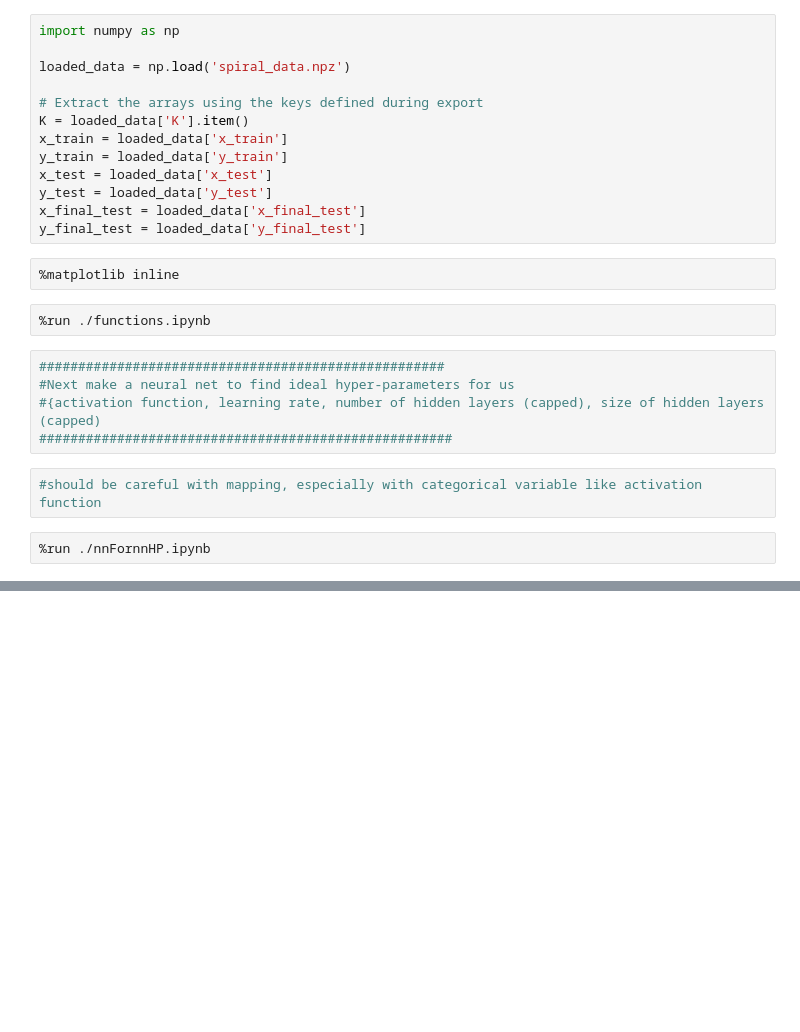
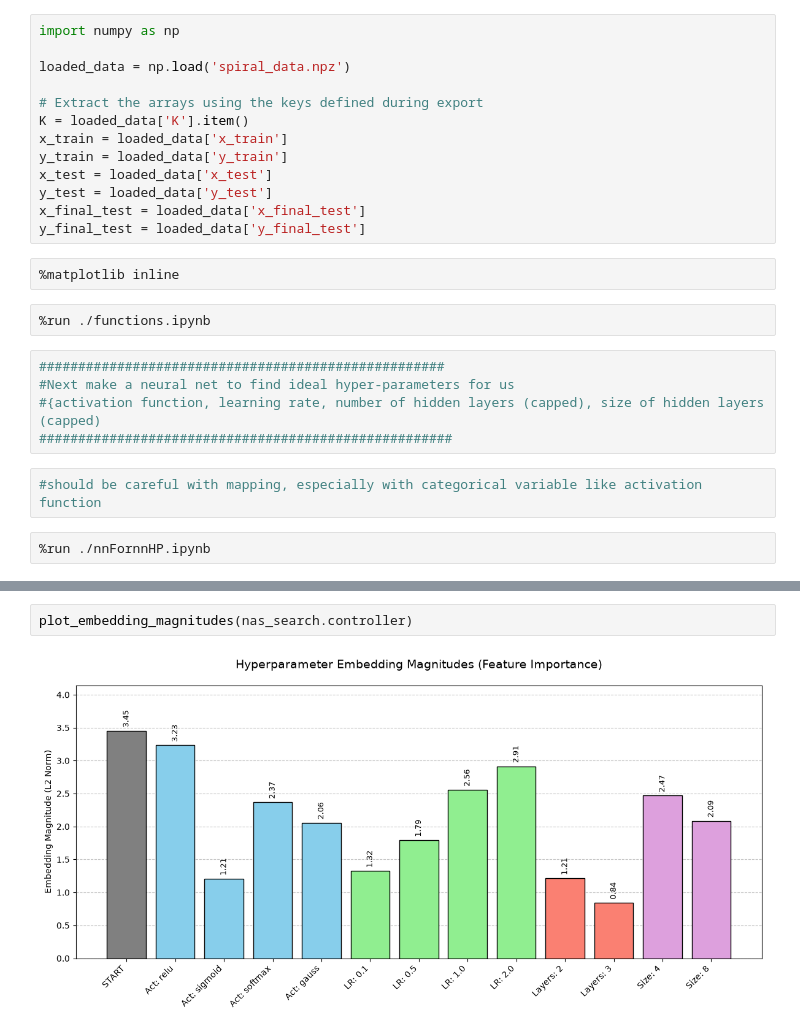
Before and after one commit to brettmeggison-arch/MLSpiral, a Jupyter notebook: NNSearchNNA.ipynb, the cells around one changed output, grey strips where cells are left out. Drawn from its saved outputs; the diff is of its cells as text; blank space fills up the shorter version.

```diff
--- a/NNSearchNNA.ipynb
+++ b/NNSearchNNA.ipynb
@@ -112,3 +116,7 @@ Configuration: Act=GAUSS, LR=0.5, Layers=2, Array=[8, 8]
+# %%
+plot_embedding_magnitudes(nas_search.controller)
+# %% [output]
+[figure, added]
 # %%
 #test solution with test_final data
 
```
Also changed, not shown: parts of 3 cells of this notebook, 4 other files.
